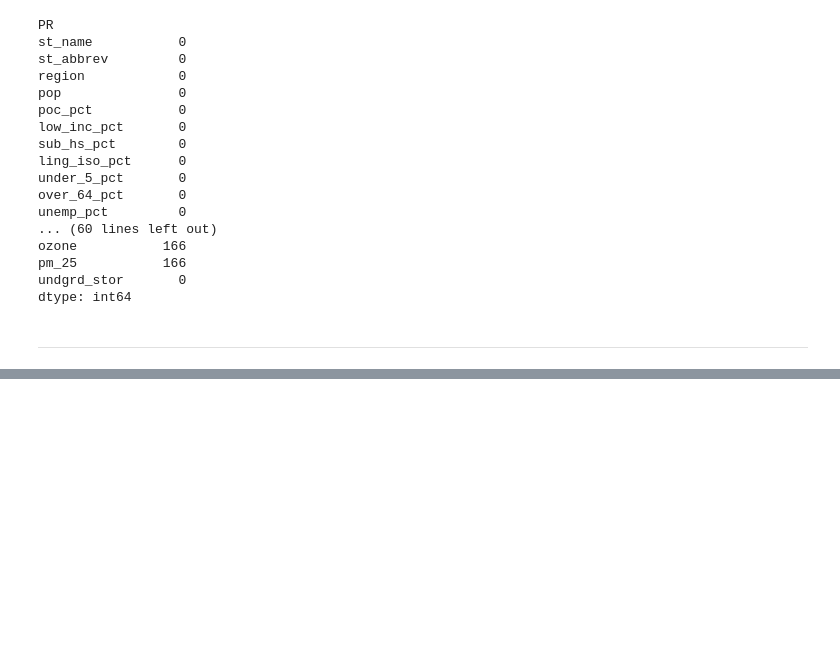
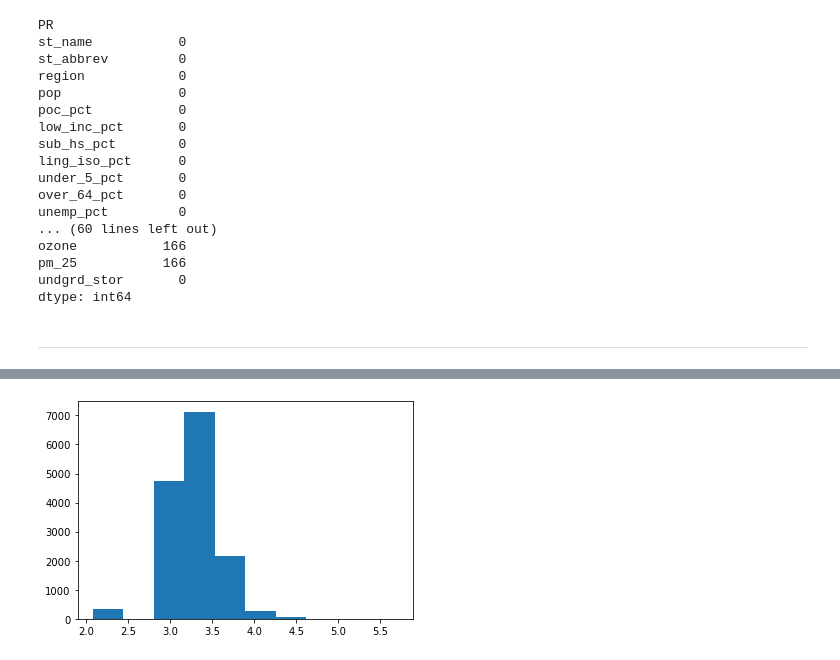
Before and after one commit to LewisDaDude/Project-4, a Jupyter notebook: EDA_VISHNU_VERSION.ipynb, the cells around one changed output, grey strips where cells are left out. Saved outputs shown, nothing was run; the diff lists cells and outputs as text; code cells hidden in the pictures; blank space fills up the shorter version.

```diff
--- a/EDA_VISHNU_VERSION.ipynb
+++ b/EDA_VISHNU_VERSION.ipynb
@@ -1142,0 +1231,4 @@ The scatter plot of the residuals shows that there is not equal variance, which
+# %%
+plt.hist(y_test_log);
+# %% [output]
+[figure, added]
```
Also changed, not shown: parts of 98 cells of this notebook, 3 other files.
